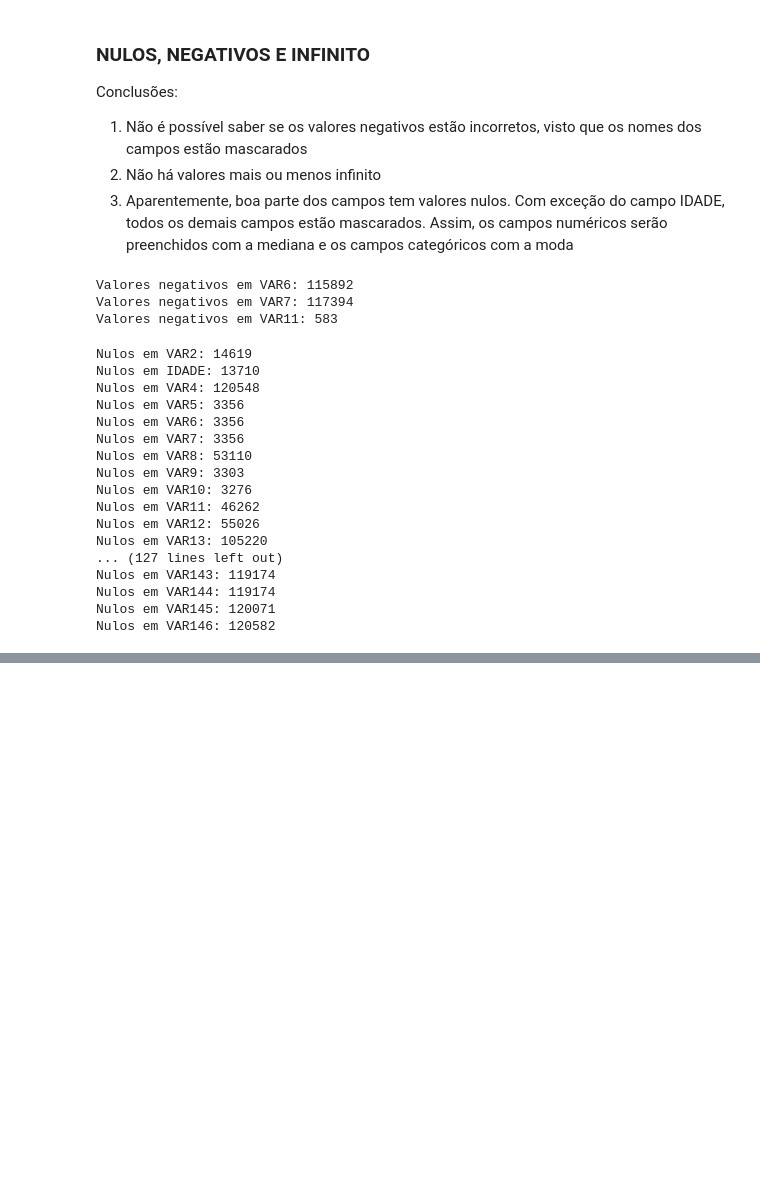
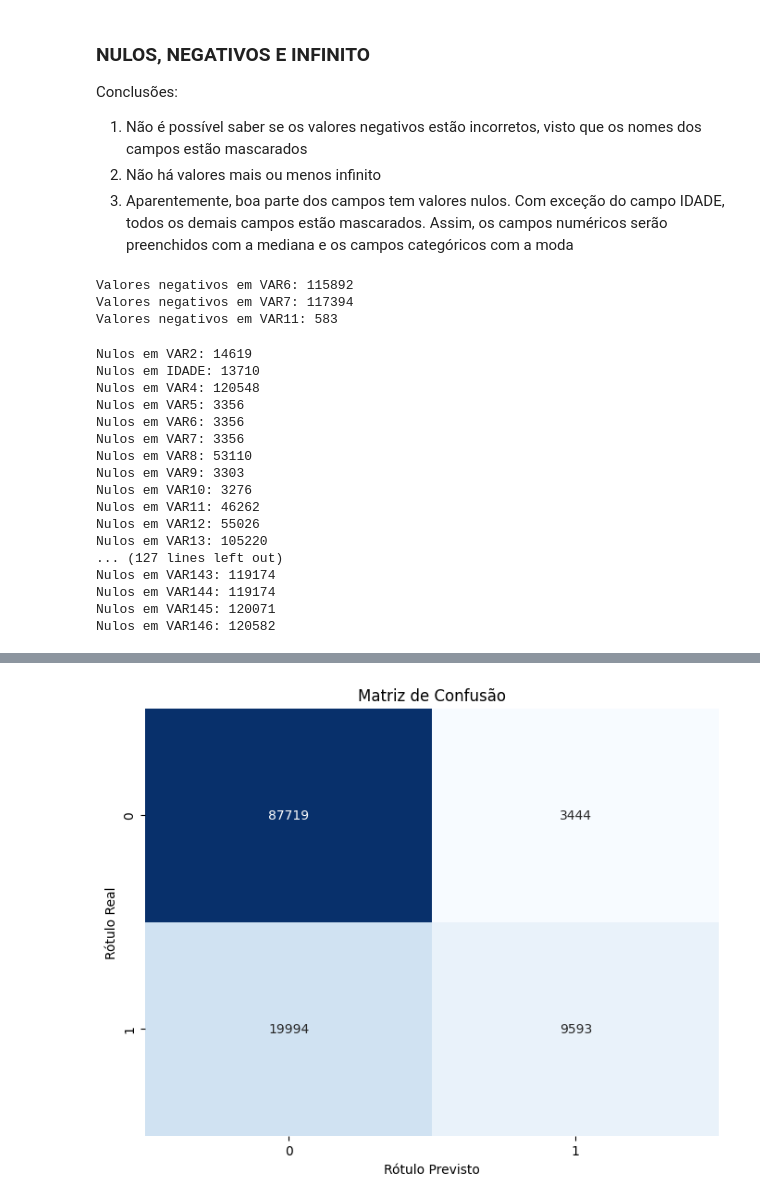
Before and after one commit to leomarfmn/Neurotech-challenge-data-scientist, a Jupyter notebook: datasets/credit_01/case_credit_01.ipynb, the cells around one changed output, grey strips where cells are left out. Drawn from its saved outputs; the diff is of its cells as text; code cells hidden in the pictures; blank space fills up the shorter version.

```diff
--- a/datasets/credit_01/case_credit_01.ipynb
+++ b/datasets/credit_01/case_credit_01.ipynb
@@ -480,0 +507,14 @@ display(binning_summary)
+# %%
+# Criando dataframes do SelectKBest
+X = df_train[lst_scaler]
+y = df_train['TARGET']
+
+# Número de features a serem escolhidas
+n_vars = 20
+
+# Feature selection com SelectKBest
+select = SelectKBest(score_func=chi2, k=n_vars)
+select.fit_transform(X, y)
+vars_selecionadas = list(X.columns[select.get_support()])
+print("Variáveis selecionadas pelo SelectKBest:")
+print(vars_selecionadas)
@@ -480,0 +526,11 @@ display(binning_summary)
+# %%
+# Preparando dados de treino
+X = df_train[vars_selecionadas]
+y = df_train['TARGET']
+
+# Preparando dados de teste
+X_teste = df_test[vars_selecionadas]
+y_teste = df_test['TARGET']
+
+print(f'Linhas de treino: {X.shape[0]} ({X.shape[0]/(X.shape[0] + X_teste.shape[0]) * 100:.4f}%)')
+print(f'Linhas de teste: {X_teste.shape[0]} ({X_teste.shape[0]/(X.shape[0] + X_teste.shape[0]) * 100:.4f}%)')
@@ -480,0 +601,7 @@ display(binning_summary)
+# %%
+# Cálculo do indicador de acurácia do modelo
+predictions = modelo.predict(X)
+
+accuracy = accuracy_score(y, predictions)
+accuracy = round(accuracy, 3)*100
+print(accuracy)
@@ -480,0 +622,12 @@ display(binning_summary)
+# %%
+# Plot da matriz de confusão
+matriz_confusao = confusion_matrix(y, predictions)
+
+plt.figure(figsize=(8, 6))
+sns.heatmap(matriz_confusao, annot=True, fmt='d', cmap='Blues', cbar=False)
+plt.title("Matriz de Confusão")
+plt.xlabel('Rótulo Previsto')
+plt.ylabel('Rótulo Real')
+plt.show()
+# %% [output]
+[figure, added]
```
Also changed, not shown: parts of 46 cells of this notebook, 3 other files.
